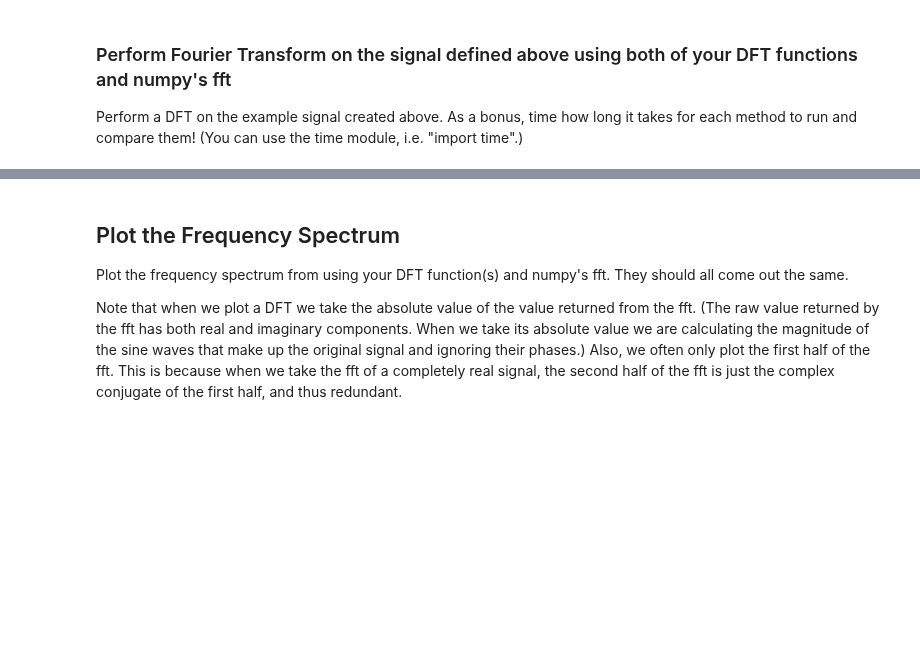
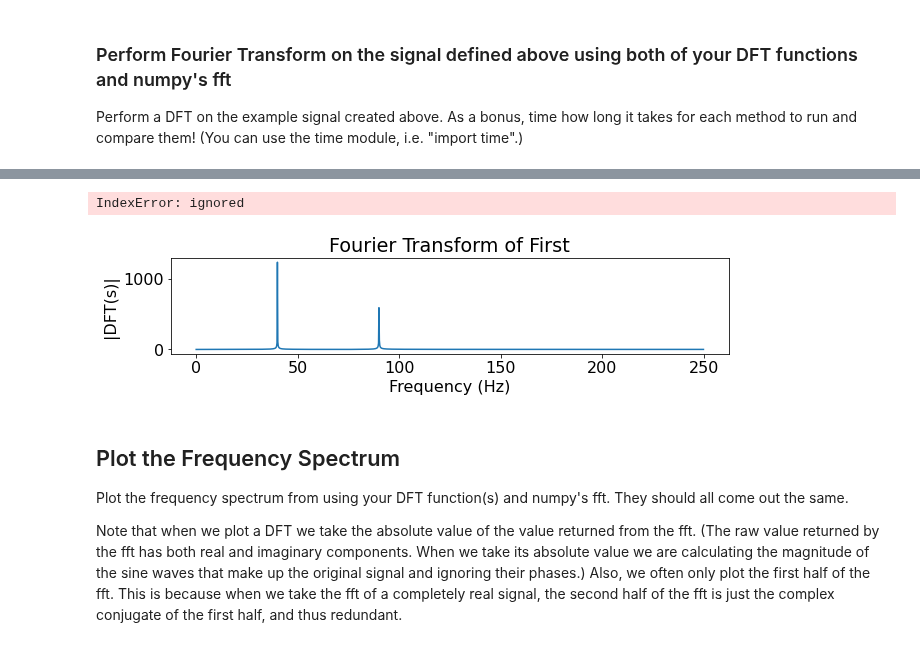
Before and after one commit to anaaparamesh/Week2_Public, a Jupyter notebook: Notebooks/03_FourierTransforms/FourierTransforms_Exercises.ipynb, the cells around one changed output, grey strips where cells are left out. Drawn from its saved outputs; the diff is of its cells as text; code cells hidden in the pictures; blank space fills up the shorter version.

```diff
--- a/Notebooks/03_FourierTransforms/FourierTransforms_Exercises.ipynb
+++ b/Notebooks/03_FourierTransforms/FourierTransforms_Exercises.ipynb
@@ -25,6 +26,7 @@ def DFT_slow(s):
 
     ## YOUR CODE HERE
     fft = np.fft.fft(s)
+    return fft
 # %% [markdown]
 If you have extra time try writing a function that also computes the DFT but by using the dot product (recall the dot product sums over the element-wise products).
 # %%
@@ -33,7 +35,16 @@ def DFT(s):
     Compute the discrete Fourier Transform of the 1D array x
     :param s: (array)
     """
-
+    #y = np.zeros(s.shape)
+    y = 0
+    N = len(s)
+    n = 0
+    m = 0
+    for i in range(N - 1):
+      m = i
+      n = i
+      y += n * np.exp(-1j*2*np.pi*m*(n/N))
+    return y
     ## YOUR CODE HERE
 # %% [markdown]
 Below is an example signal constructed to test out both your DFT functions
@@ -69,0 +79,31 @@ Perform a DFT on the example signal created above. As a bonus, time how long it
+# %%
+# Perform Fourier Transform using your function DFT() and numpy's fft
+
+## YOUR CODE HERE
+import time
+start = time.time()
+first_DFT = DFT_slow(s)
+T_samp = t[-1]-t[0] #get length of full sampling interval
+freq_vals = np.arange(0, (len(t)-1)/2, 1) / T_samp #get frequency values up to nyquist frequency
+ampVals = np.abs(first_DFT[:len(freq_vals)])
+
+plt.subplot(3,1,2)
+plt.plot(freq_vals, ampVals)
+plt.title('Fourier Transform of First')
+plt.xlabel('Frequency (Hz)')
+plt.ylabel('|DFT(s)|')
+print('Took {} seconds'.format(time.time() - start))
+
+start = time.time()
+last_DFT = DFT(s)
+T_samp = t[-1]-t[0] #get length of full sampling interval
+freq_vals = np.arange(0, (len(t)-1)/2, 1) / T_samp #get frequency values up to nyquist frequency
+ampVals = np.abs(last_DFT[:len(freq_vals)])
+
+plt.subplot(3,1,2)
+plt.plot(freq_vals, ampVals)
+plt.title('Fourier Transform of Second')
+plt.xlabel('Frequency (Hz)')
+plt.ylabel('|DFT(s)|')
+print('Took {} seconds'.format(time.time() - start))
+# %% [output]
@@ -70,3 +111,5 @@ Perform a DFT on the example signal created above. As a bonus, time how long it
+IndexError: ignored
+[figure, added]
 # %% [markdown]
 ## Plot the Frequency Spectrum
 
```
Also changed, not shown: parts of 17 cells of this notebook.
